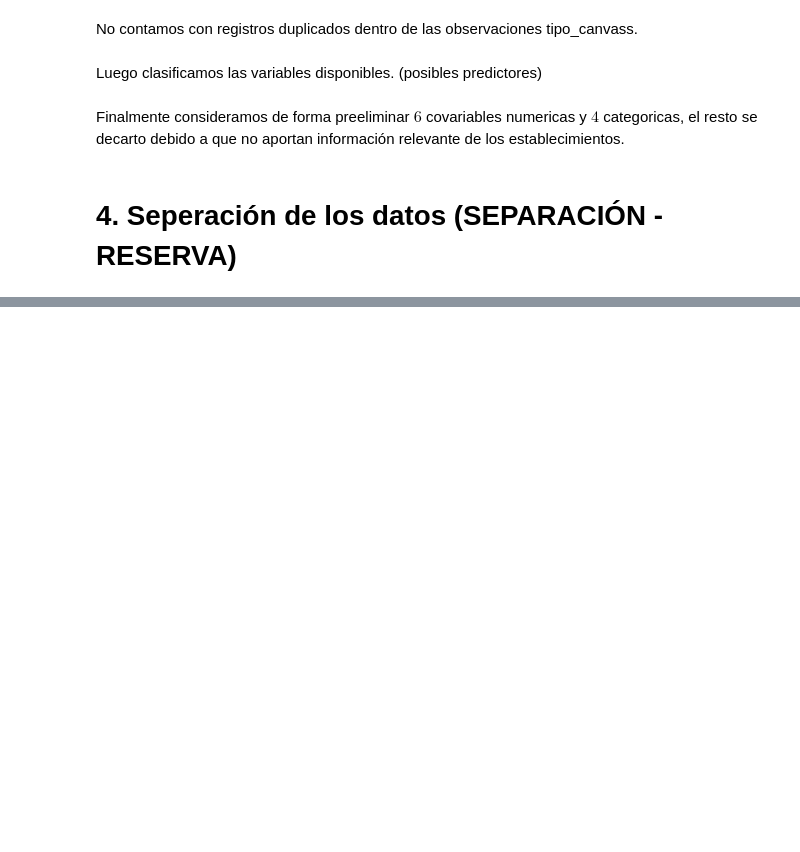
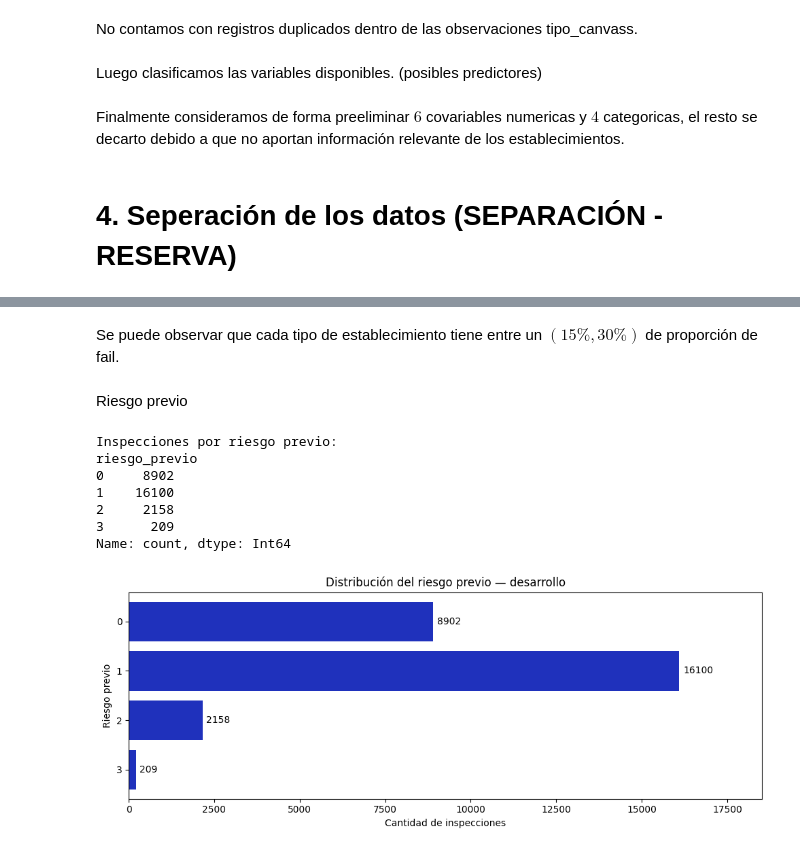
Before and after one commit to jpmondaca/Proyecto-Topicos, a Jupyter notebook: main.ipynb, the cells around one changed output, grey strips where cells are left out. Cells and saved outputs as stored; diff of their text form; code cells hidden in the pictures; blank space fills up the shorter version.

```diff
--- a/main.ipynb
+++ b/main.ipynb
@@ -668,0 +873,46 @@ Finalmente consideramos de forma preeliminar $6$ covariables numericas y $4$ cat
+# %% [markdown]
+Se puede observar que cada tipo de establecimiento tiene entre un $(15\%,30\%)$ de proporción de fail.
+# %% [markdown]
+Riesgo previo
+# %%
+riesgo = (
+    desarrollo["riesgo_previo"]
+    .astype("string")
+    .fillna("Sin riesgo previo disponible"))
+
+frecuencias_riesgo = (
+    riesgo.value_counts()
+    .sort_index())
+
+print("Inspecciones por riesgo previo:")
+print(frecuencias_riesgo)
+
+
+# GRÁFICO #
+fig, ax = plt.subplots(figsize=(10, 4))
+
+barras = ax.barh(
+    frecuencias_riesgo.index,
+    frecuencias_riesgo.values,
+    color="#1F31BC"
+)
+
+ax.bar_label(barras, padding=4)
+ax.invert_yaxis()
+ax.margins(x=0.15)
+
+ax.set_xlabel("Cantidad de inspecciones")
+ax.set_ylabel("Riesgo previo")
+ax.set_title("Distribución del riesgo previo — desarrollo")
+
+plt.tight_layout()
+plt.show()
+# %% [output]
+Inspecciones por riesgo previo:
+riesgo_previo
+0     8902
+1    16100
+2     2158
+3      209
+Name: count, dtype: Int64
+[figure, added]
```
Also changed, not shown: parts of 23 cells of this notebook.
